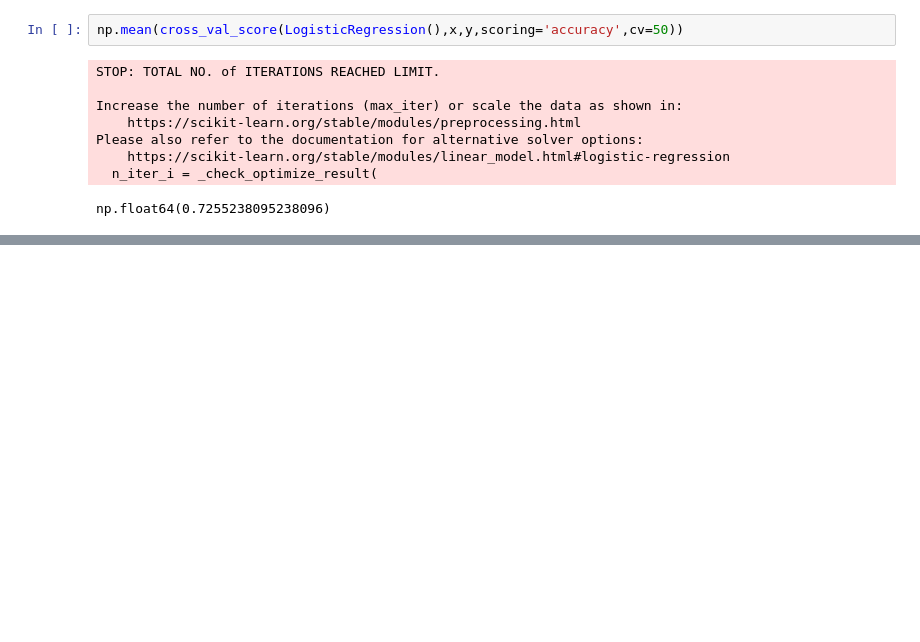
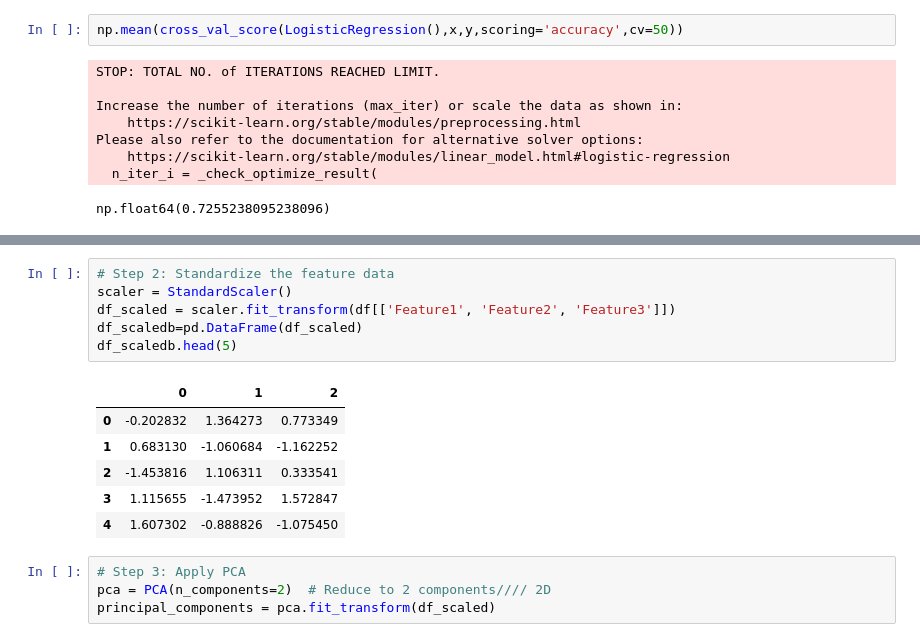
Before and after one commit to pragatii-sharmaa/Machine-Learning-Algorithms-code, a Jupyter notebook: ML(1_).ipynb, the cells around one changed output, grey strips where cells are left out. Saved outputs shown, nothing was run; the diff lists cells and outputs as text; blank space fills up the shorter version.

```diff
--- a/ML(1_).ipynb
+++ b/ML(1_).ipynb
@@ -1494,0 +1543,17 @@ np.float64(0.7255238095238096)
+# %%
+# Step 2: Standardize the feature data
+scaler = StandardScaler()
+df_scaled = scaler.fit_transform(df[['Feature1', 'Feature2', 'Feature3']])
+df_scaledb=pd.DataFrame(df_scaled)
+df_scaledb.head(5)
+# %% [output]
+|  | 0 | 1 | 2 |
+| 0 | -0.202832 | 1.364273 | 0.773349 |
+| 1 | 0.683130 | -1.060684 | -1.162252 |
+| 2 | -1.453816 | 1.106311 | 0.333541 |
+| 3 | 1.115655 | -1.473952 | 1.572847 |
+| 4 | 1.607302 | -0.888826 | -1.075450 |
+# %%
+# Step 3: Apply PCA
+pca = PCA(n_components=2)  # Reduce to 2 components//// 2D
+principal_components = pca.fit_transform(df_scaled)
```
Also changed, not shown: parts of 6 cells of this notebook.
